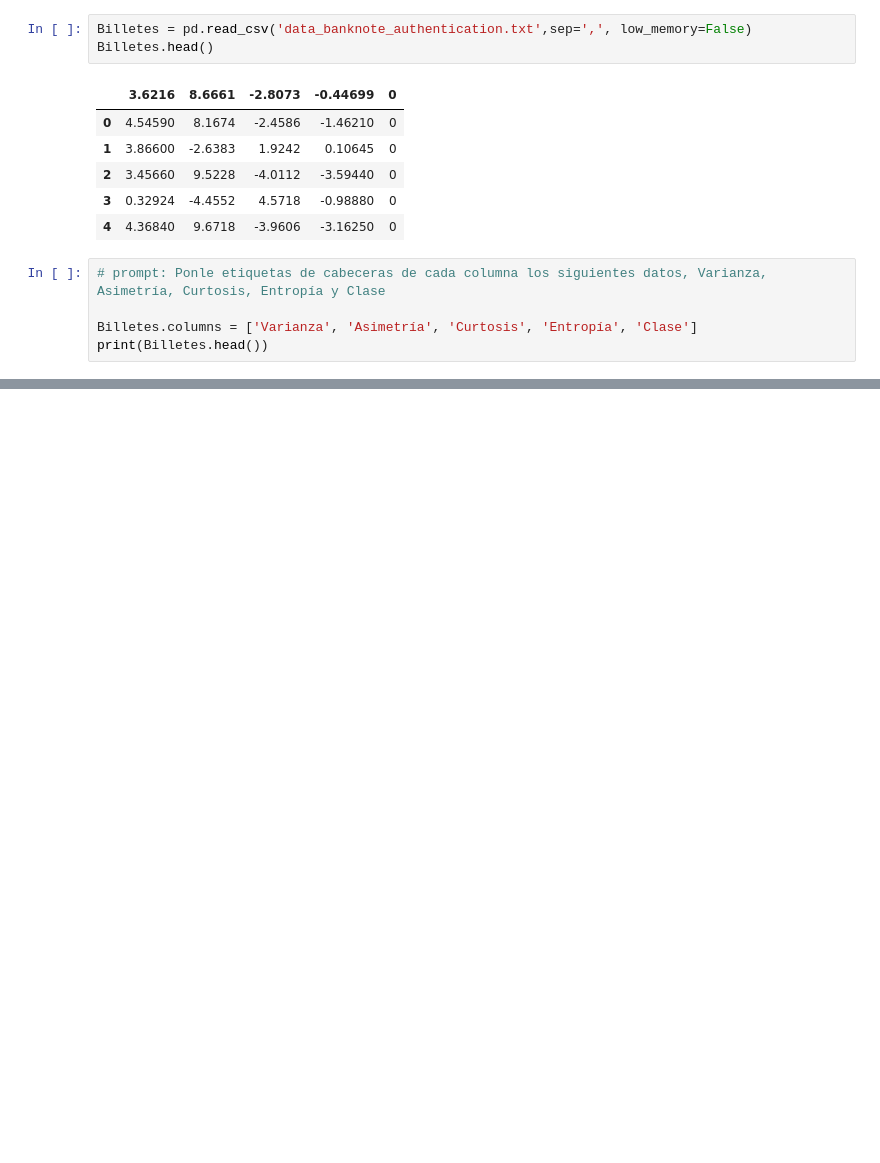
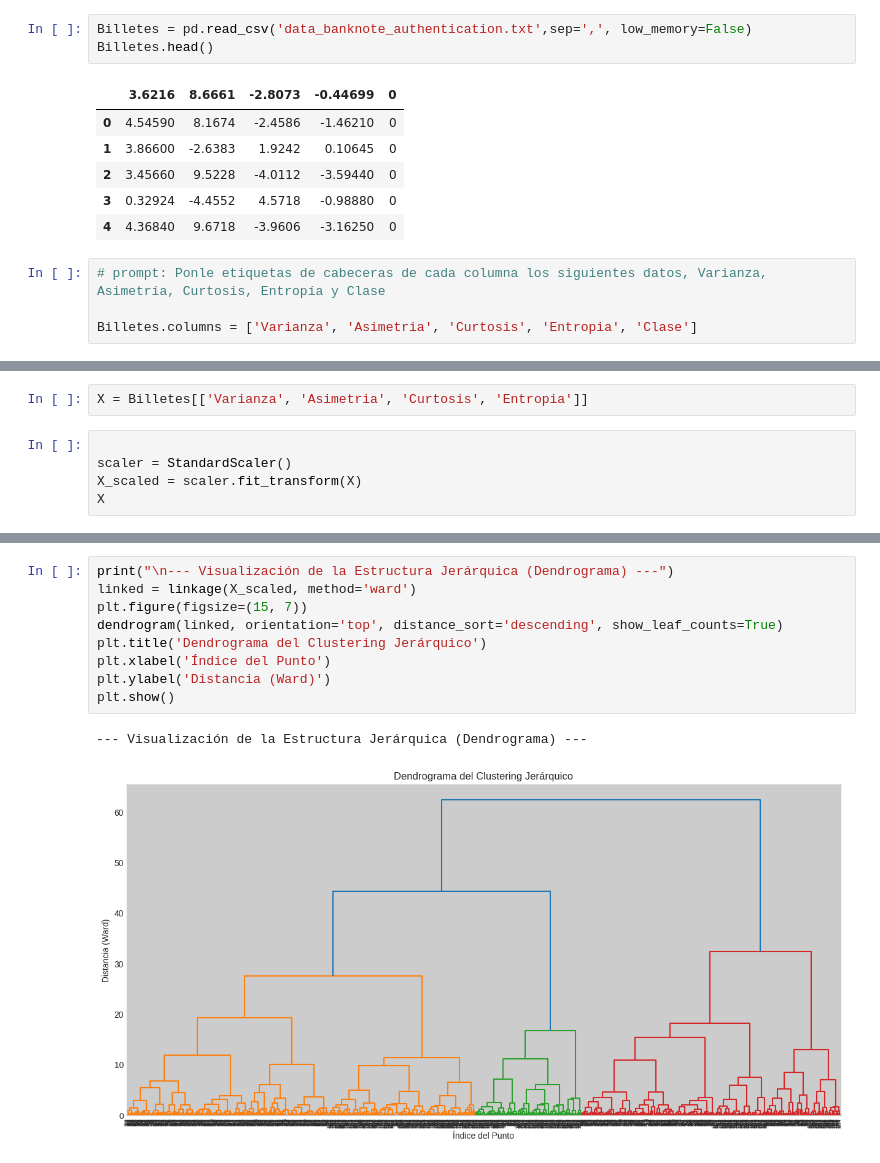
Before and after one commit to Dreeck/ProyectosML, a Jupyter notebook: billetesfalsos.ipynb, the cells around one changed output, grey strips where cells are left out. Cells and saved outputs as stored; diff of their text form; blank space fills up the shorter version.

```diff
--- a/billetesfalsos.ipynb
+++ b/billetesfalsos.ipynb
@@ -33,5 +30,4 @@ Billetes.head()
 # %%
 # prompt: Ponle etiquetas de cabeceras de cada columna los siguientes datos, Varianza,  Asimetría, Curtosis, Entropía y Clase
 
-Billetes.columns = ['Varianza', 'Asimetría', 'Curtosis', 'Entropía', 'Clase']
-print(Billetes.head())
+Billetes.columns = ['Varianza', 'Asimetria', 'Curtosis', 'Entropia', 'Clase']
@@ -166,0 +46,7 @@ fig.show()
+# %%
+X = Billetes[['Varianza', 'Asimetria', 'Curtosis', 'Entropia']]
+# %%
+
+scaler = StandardScaler()
+X_scaled = scaler.fit_transform(X)
+X
@@ -166,0 +107,12 @@ fig.show()
+# %%
+print("\n--- Visualización de la Estructura Jerárquica (Dendrograma) ---")
+linked = linkage(X_scaled, method='ward')
+plt.figure(figsize=(15, 7))
+dendrogram(linked, orientation='top', distance_sort='descending', show_leaf_counts=True)
+plt.title('Dendrograma del Clustering Jerárquico')
+plt.xlabel('Índice del Punto')
+plt.ylabel('Distancia (Ward)')
+plt.show()
+# %% [output]
+--- Visualización de la Estructura Jerárquica (Dendrograma) ---
+[figure, added]
```
Also changed, not shown: parts of 24 cells of this notebook.
